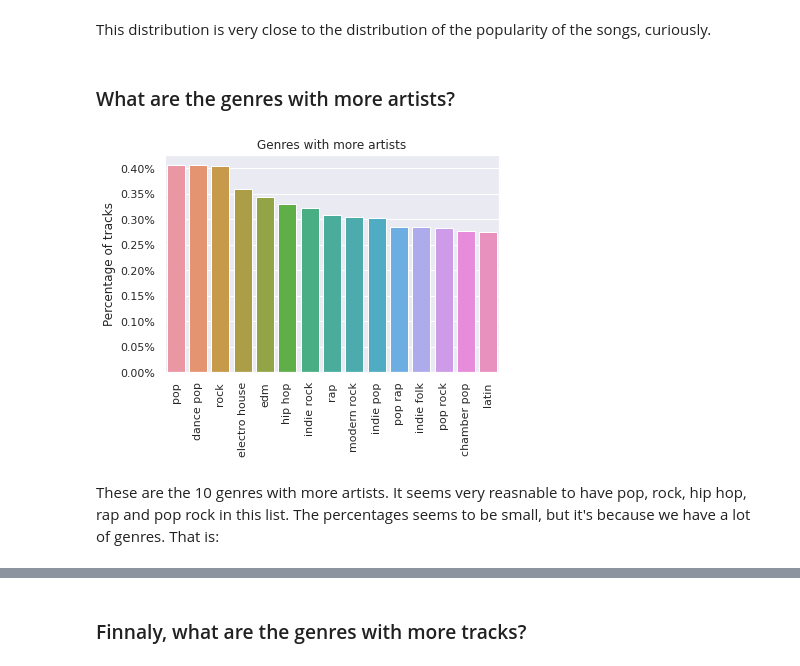
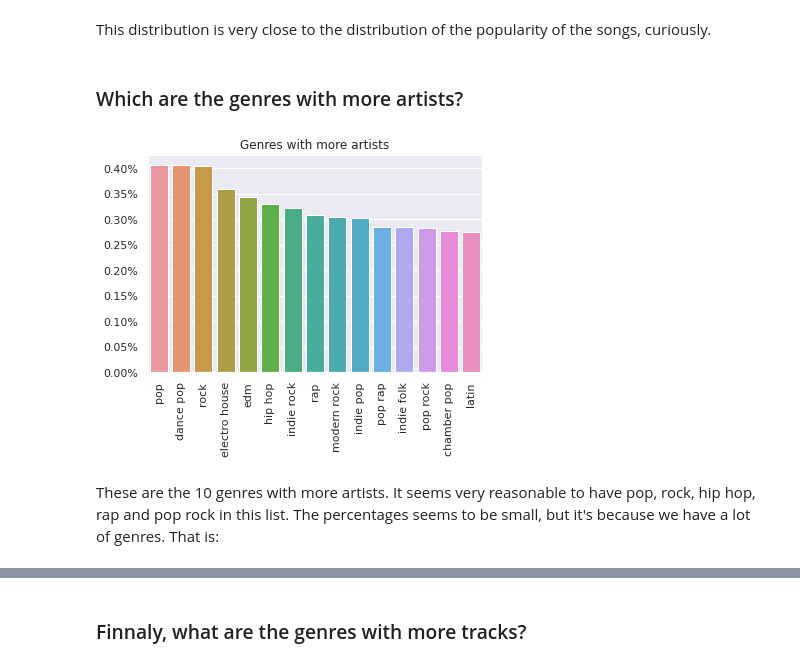
Before and after one commit to lucasresck/espotifai, a Jupyter notebook: notebooks/spotify_analysis.ipynb, the cells around one changed output, grey strips where cells are left out. Cells and saved outputs as stored; diff of their text form; code cells hidden in the pictures.

```diff
--- a/notebooks/spotify_analysis.ipynb
+++ b/notebooks/spotify_analysis.ipynb
@@ -629,32 +629,31 @@ plt.show()
 # %% [markdown]
 This distribution is very close to the distribution of the popularity of the songs, curiously.
 # %% [markdown]
-### What are the genres with more artists?
+### Which are the genres with more artists?
 # %%
 genres = []
 for item in artists.genres.to_list():
     if type(item) == list:
         for genre in item:
             genres.append(genre)
 
 counter = Counter(genres)
 
 ax = sns.barplot(
     list(list(zip(*counter.most_common()))[0][:15]),
     [i/len(genres) for i in list(zip(*counter.most_common()))[1]][:15]
 )
 plt.xticks(rotation=90)
 plt.title("Genres with more artists")
-plt.ylabel("Percentage of tracks")
 
 # https://stackoverflow.com/a/31357733
 vals = ax.get_yticks()
 ax.set_yticklabels(['{:,.2%}'.format(x) for x in vals])
 
 plt.show()
 # %% [output]
-[figure, old version]
+[figure, new version]
 # %% [markdown]
-These are the 10 genres with more artists. It seems very reasnable to have pop, rock, hip hop, rap and pop rock in this list. The percentages seems to be small, but it's because we have a lot of genres. That is:
+These are the 10 genres with more artists. It seems very reasonable to have pop, rock, hip hop, rap and pop rock in this list. The percentages seems to be small, but it's because we have a lot of genres. That is:
 # %%
 len(set(genres))
```
Also changed, not shown: parts of 34 cells of this notebook.
